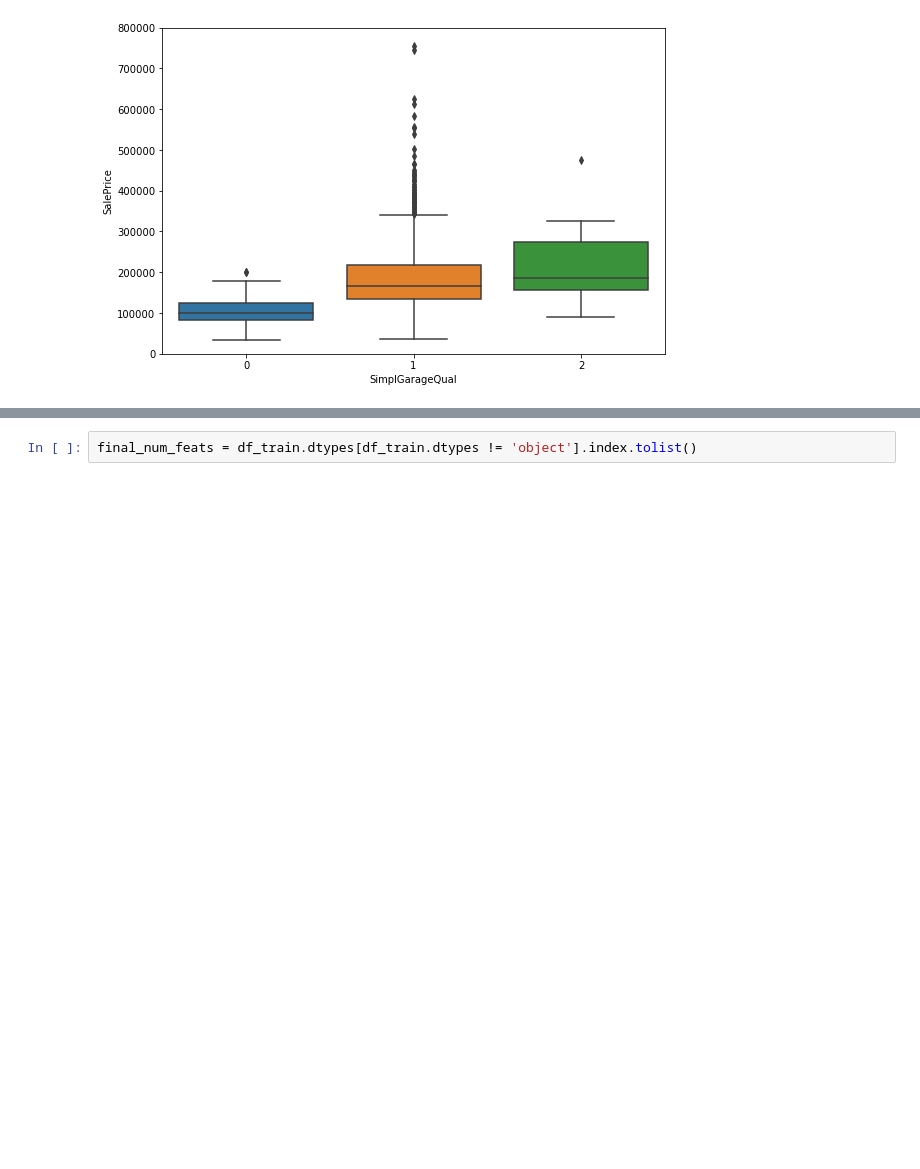
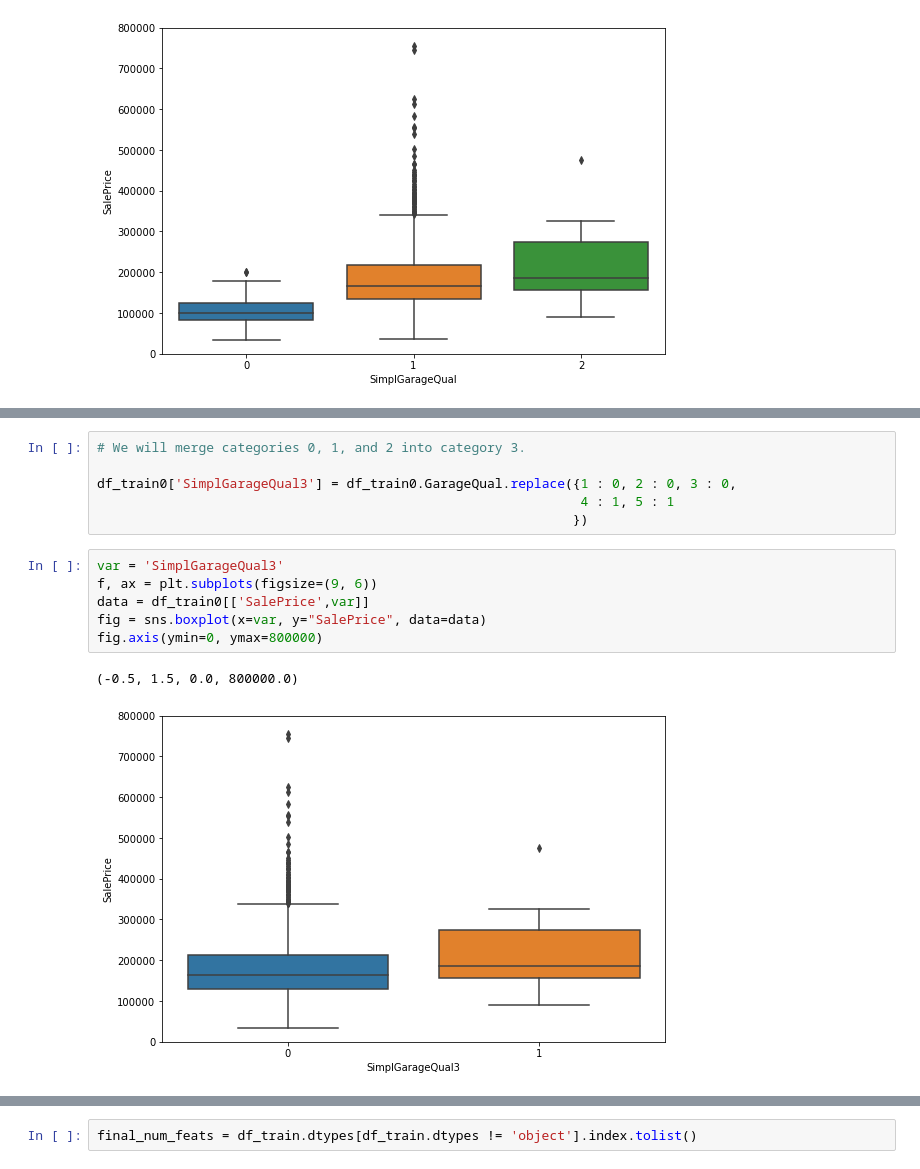
Before and after one commit to ryan-ferns/DS_auticon_week_3, a Jupyter notebook: data_exploration_tutorial.ipynb, the cells around one changed output, grey strips where cells are left out. Cells and saved outputs as stored; diff of their text form; blank space fills up the shorter version.

```diff
--- a/data_exploration_tutorial.ipynb
+++ b/data_exploration_tutorial.ipynb
@@ -649,0 +735,15 @@ fig.axis(ymin=0, ymax=800000)
+# %%
+# We will merge categories 0, 1, and 2 into category 3.
+
+df_train0['SimplGarageQual3'] = df_train0.GarageQual.replace({1 : 0, 2 : 0, 3 : 0,
+                                                              4 : 1, 5 : 1
+                                                             })
+# %%
+var = 'SimplGarageQual3'
+f, ax = plt.subplots(figsize=(9, 6))
+data = df_train0[['SalePrice',var]]
+fig = sns.boxplot(x=var, y="SalePrice", data=data)
+fig.axis(ymin=0, ymax=800000)
+# %% [output]
+(-0.5, 1.5, 0.0, 800000.0)
+[figure, added]
```
Also changed, not shown: parts of 34 cells of this notebook.
